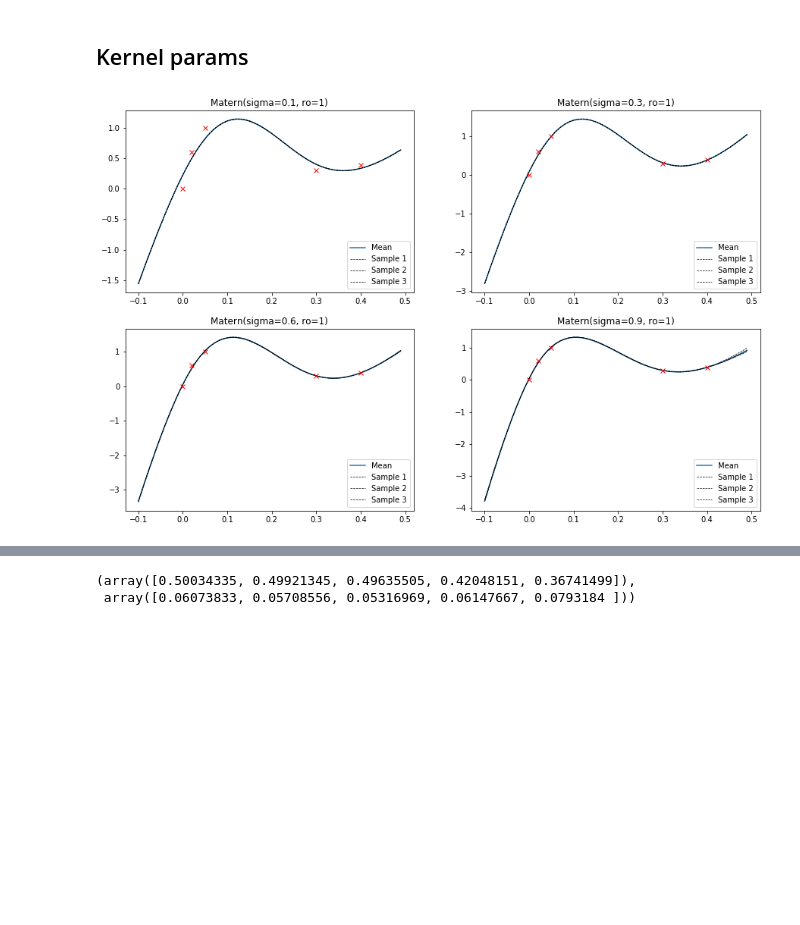
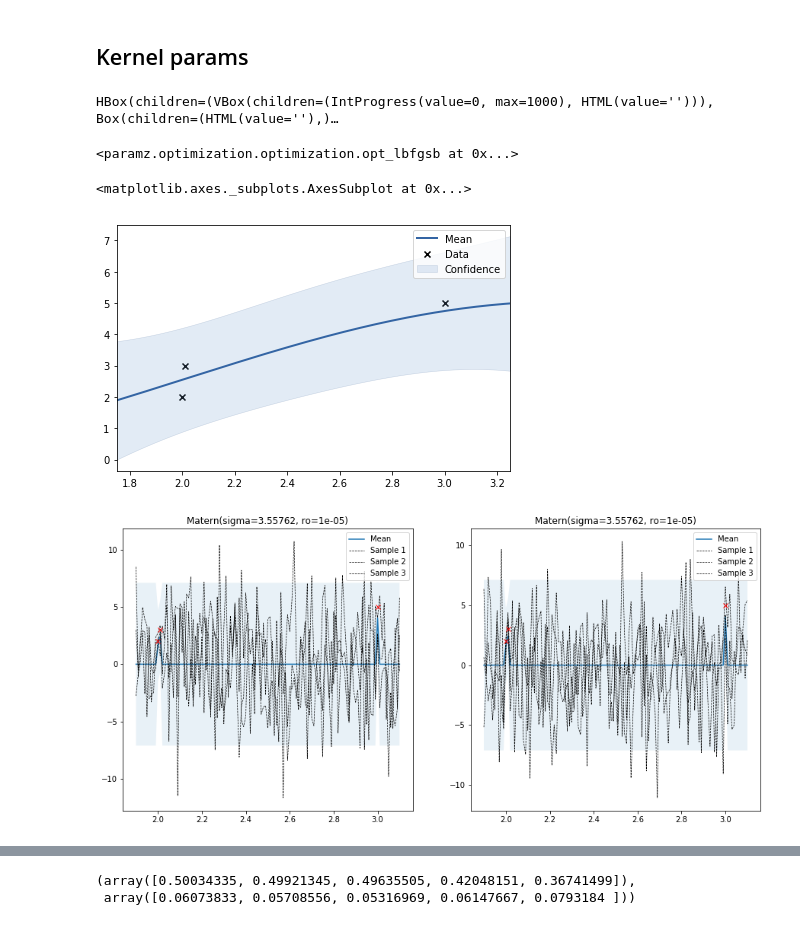
Before and after one commit to darthdeus/bopt, a Jupyter notebook: GP mojeopt.ipynb, the cells around one changed output, grey strips where cells are left out. Cells and saved outputs as stored; diff of their text form; code cells hidden in the pictures; blank space fills up the shorter version.

```diff
--- a/GP mojeopt.ipynb
+++ b/GP mojeopt.ipynb
@@ -237,20 +243,32 @@ for noise in [2, 0.2, 0.002, 0.0002]:
+# %%
+m = GPy.models.GPRegression(X_train.reshape(-1,1),y_train.reshape(-1, 1),kernel)
+m.optimize(messages=True)
+# %% [output]
+HBox(children=(VBox(children=(IntProgress(value=0, max=1000), HTML(value=''))), Box(children=(HTML(value=''),)…
+<paramz.optimization.optimization.opt_lbfgsb at 0x...>
+# %%
+m.plot()
+# %% [output]
+<matplotlib.axes._subplots.AxesSubplot at 0x...>
+[figure, added]
 # %%
-params = [0.1, 0.3, 0.6, 0.9]
+params = [0.1, 0.3]#, 0.6, 0.9]
 
-X_train = np.array([0,0.02,0.05, 0.3, 0.4])
-y_train = np.sin(X_train)
-y_train[1] = .6
-y_train[2] = 1
+#X_train = np.array([0, 0.02, 0.05, 0.3, 0.4,1,1.1,1.2,1.3,1.4,2,3,4])
+X_train = np.array([2,2.01,3])#, 0.02, 0.05, 0.3, 0.4,1,2,3,4])
+y_train = np.array([2,3,5])
+# y_train[1] = .6
+# y_train[2] = 1
 
 X = np.arange(min(X_train) - 0.1, max(X_train) + 0.1, step=0.01)
-gp = GaussianProcess(kernel=Matern())
+gp = GaussianProcess(noise=3, kernel=Matern())
 
 plt.figure(figsize=(15,15))
 for i, l in enumerate(params):
     num_rows = len(params) // 2 + 1
 
     plt.subplot(num_rows, 2, i+1)
 
-    gp.with_kernel_params([l, 1]).fit(X_train, y_train).posterior(X).plot_posterior(figure=False)
+    gp.with_kernel_params([l, 1]).fit(X_train, y_train).optimize_kernel().posterior(X).plot_posterior(figure=False)
 # %% [output]
-[figure, old version]
+[figure, new version]
```
Also changed, not shown: parts of 7 cells of this notebook, 2 other files.
